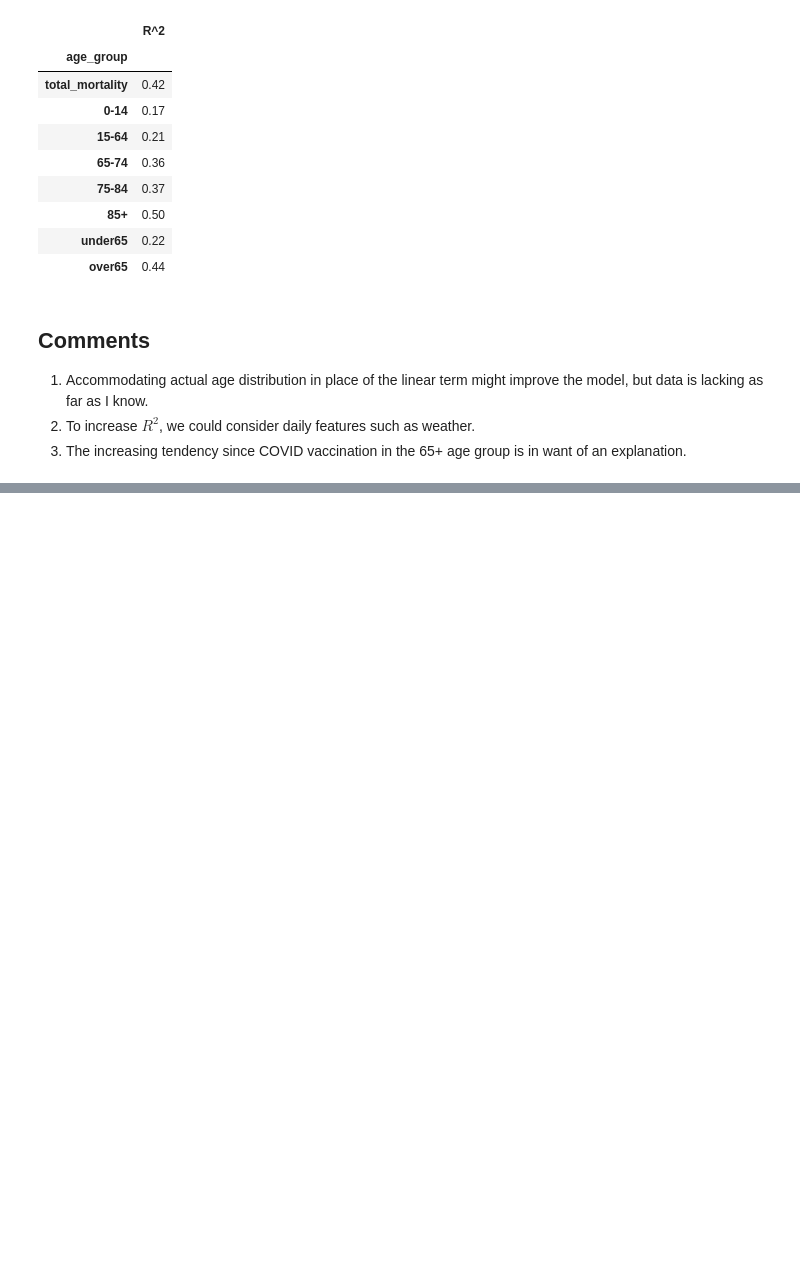
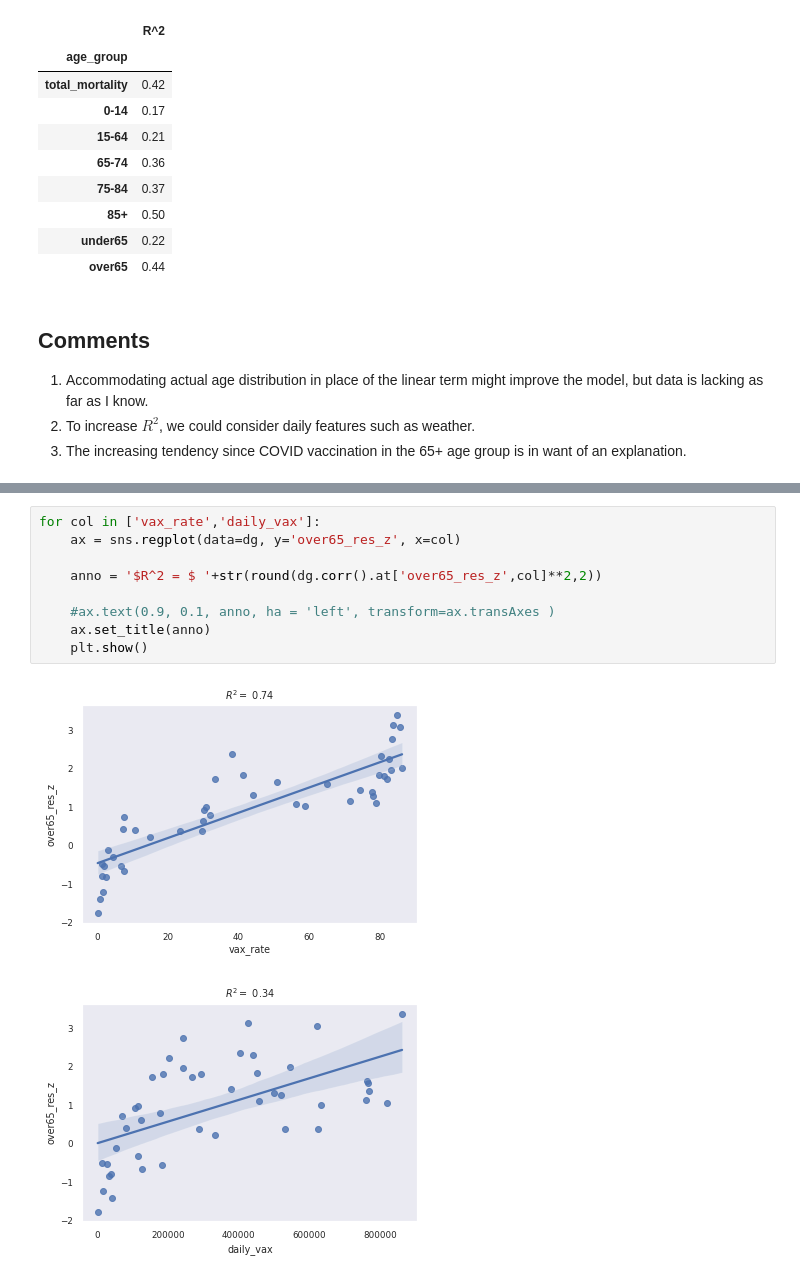
Before and after one commit to unifey/excess-mortality-ROK, a Jupyter notebook: excess-mortality-rok.ipynb, the cells around one changed output, grey strips where cells are left out. Drawn from its saved outputs; the diff is of its cells as text; blank space fills up the shorter version.

```diff
--- a/excess-mortality-rok.ipynb
+++ b/excess-mortality-rok.ipynb
@@ -342,0 +414,12 @@ display(dr2)
+# %%
+for col in ['vax_rate','daily_vax']:
+    ax = sns.regplot(data=dg, y='over65_res_z', x=col)
+
+    anno = '$R^2 = $ '+str(round(dg.corr().at['over65_res_z',col]**2,2))
+
+    #ax.text(0.9, 0.1, anno, ha = 'left', transform=ax.transAxes )
+    ax.set_title(anno)
+    plt.show()
+# %% [output]
+[figure, added]
+[figure, added]
```
Also changed, not shown: parts of 8 cells of this notebook.
